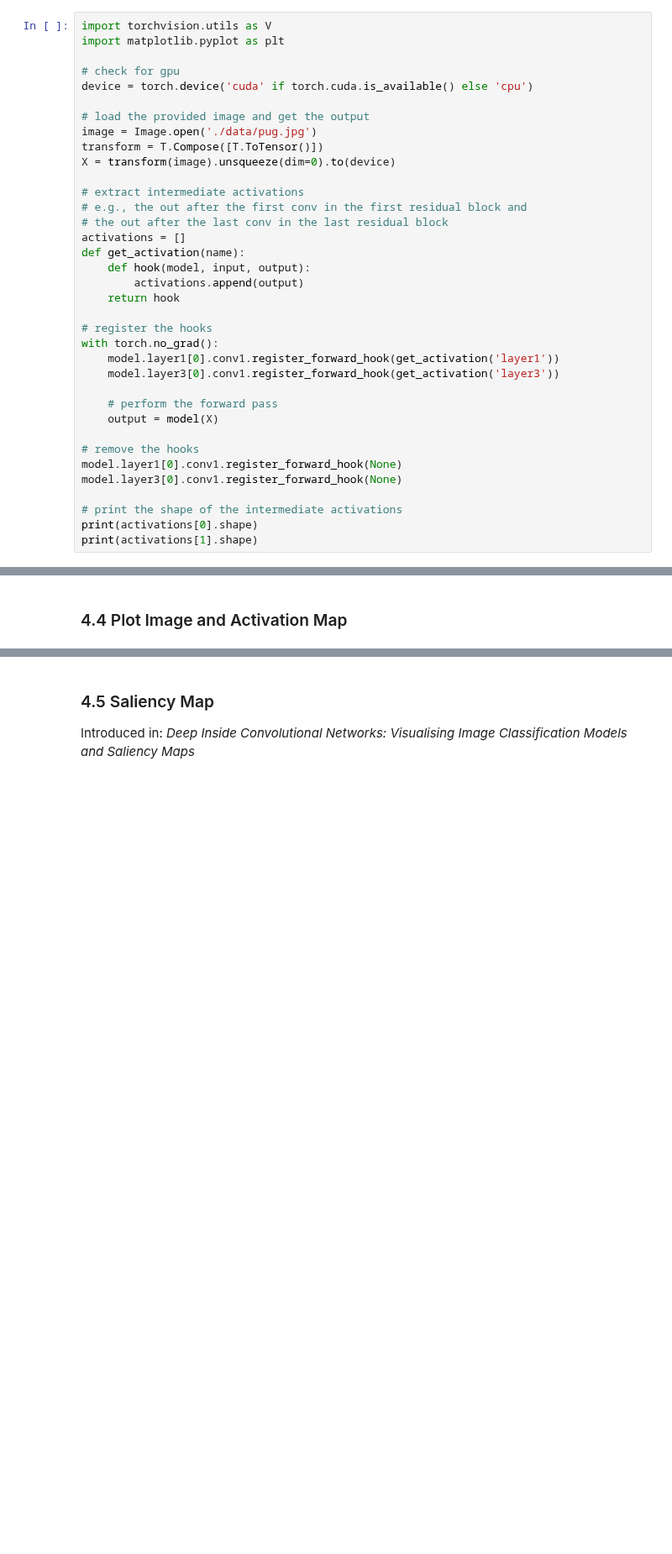
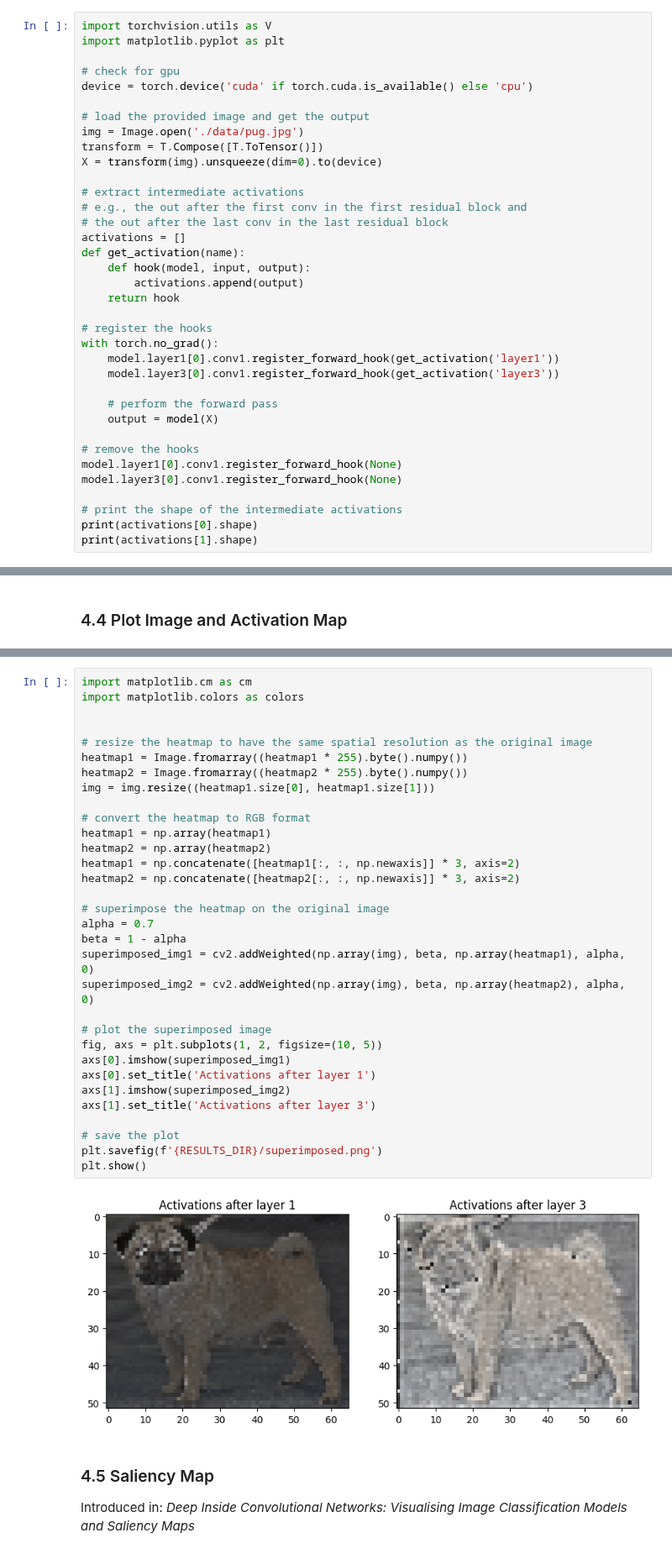
Before and after one commit to JaninaMattes/GAI-Visual-Synthesis, a Jupyter notebook: 04_exercise/Exercise_4.ipynb, the cells around one changed output, grey strips where cells are left out. Shown at 84% size. Saved outputs shown, nothing was run; the diff lists cells and outputs as text; blank space fills up the shorter version.

```diff
--- a/04_exercise/Exercise_4.ipynb
+++ b/04_exercise/Exercise_4.ipynb
@@ -434,9 +435,9 @@ import matplotlib.pyplot as plt
 device = torch.device('cuda' if torch.cuda.is_available() else 'cpu')
 
 # load the provided image and get the output
-image = Image.open('./data/pug.jpg')
+img = Image.open('./data/pug.jpg')
 transform = T.Compose([T.ToTensor()])
-X = transform(image).unsqueeze(dim=0).to(device)
+X = transform(img).unsqueeze(dim=0).to(device)
 
 # extract intermediate activations
 # e.g., the out after the first conv in the first residual block and
@@ -545,3 +504,37 @@ NameError: name 'cv2' is not defined
+# %%
+import matplotlib.cm as cm
+import matplotlib.colors as colors
+
+
+# resize the heatmap to have the same spatial resolution as the original image
+heatmap1 = Image.fromarray((heatmap1 * 255).byte().numpy())
+heatmap2 = Image.fromarray((heatmap2 * 255).byte().numpy())
+img = img.resize((heatmap1.size[0], heatmap1.size[1]))
+
+# convert the heatmap to RGB format
+heatmap1 = np.array(heatmap1)
+heatmap2 = np.array(heatmap2)
+heatmap1 = np.concatenate([heatmap1[:, :, np.newaxis]] * 3, axis=2)
+heatmap2 = np.concatenate([heatmap2[:, :, np.newaxis]] * 3, axis=2)
+
+# superimpose the heatmap on the original image
+alpha = 0.7
+beta = 1 - alpha
+superimposed_img1 = cv2.addWeighted(np.array(img), beta, np.array(heatmap1), alpha, 0)
+superimposed_img2 = cv2.addWeighted(np.array(img), beta, np.array(heatmap2), alpha, 0)
+
+# plot the superimposed image
+fig, axs = plt.subplots(1, 2, figsize=(10, 5))
+axs[0].imshow(superimposed_img1)
+axs[0].set_title('Activations after layer 1')
+axs[1].imshow(superimposed_img2)
+axs[1].set_title('Activations after layer 3')
+
+# save the plot
+plt.savefig(f'{RESULTS_DIR}/superimposed.png')
+plt.show()
+# %% [output]
+[figure, added]
 # %% [markdown]
 ### 4.5 Saliency Map
 Introduced in: *Deep Inside Convolutional Networks: Visualising Image Classification Models and Saliency Maps*
```
Also changed, not shown: parts of 10 cells of this notebook.
